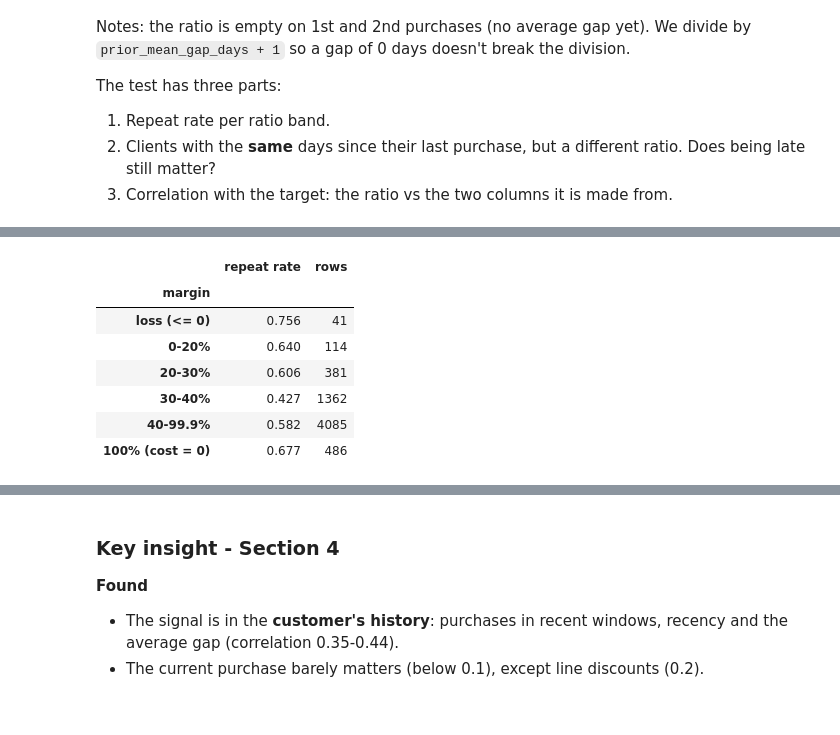
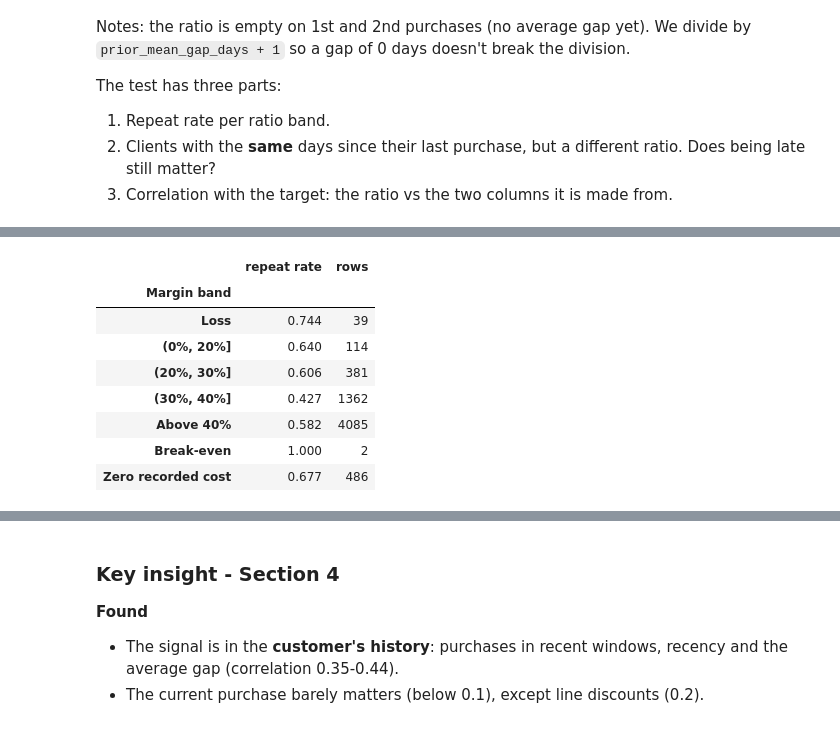
Before and after one commit to L4DR48/ETAI-Group5, a Jupyter notebook: notebooks/03_feature_engineering_selection.ipynb, the cells around one changed output, grey strips where cells are left out. Drawn from its saved outputs; the diff is of its cells as text; code cells hidden in the pictures.

```diff
--- a/notebooks/03_feature_engineering_selection.ipynb
+++ b/notebooks/03_feature_engineering_selection.ipynb
@@ -67,10 +81,15 @@ The test has three parts:
 2. Clients with the **same** days since their last purchase, but a different ratio. Does being late still matter?
 3. Correlation with the target: the ratio vs the two columns it is made from.
 # %%
-gap_ratio = df["days_since_previous_purchase"] / (df["prior_mean_gap_days"] + 1)
+mean_gap = df["prior_mean_gap_days"]
+valid_mean_gap = df["prior_purchase_count"].ge(2) & mean_gap.gt(0)
+
+gap_ratio = df["days_since_previous_purchase"].div(
+    mean_gap.where(valid_mean_gap)
+)
 has_ratio = gap_ratio.notna()
-print("Rows with a ratio:", has_ratio.sum(), "of", len(df), "(empty on 1st and 2nd purchases)")
 
+print(f"Rows with a defined gap ratio: {has_ratio.sum()} of {len(df)}")
 # 1. Repeat rate per ratio band
 ratio_band = pd.cut(gap_ratio, [0, 0.5, 1, 2, 4, np.inf], right=False,
                     labels=["< 0.5 (early)", "0.5-1", "1-2 (late)", "2-4", "4+ (very late)"])
@@ -145,21 +168,47 @@ Each one is compared with the target. Repeat rate = share of purchases followed
 # %%
-# Two ratios built from the invoice columns, each checked against the target
-margin = (df["Total Liquido"] - df["Custo"]) / df["Total Liquido"]   # share of the net value that is profit (1 = cost 0, < 0 = loss)
-tax_rate = df["Total Imp_"] / df["Total Liquido"]                     # VAT rate of the invoice
+net_value = df["Total Liquido"]
+net = net_value.where(net_value.gt(0))
+cost = df["Custo"]
 
-print("Cost = 0:", (df["Custo"] == 0).sum(), "| cost > net value (loss):", (df["Custo"] > df["Total Liquido"]).sum())
+cost_is_zero = cost.eq(0)
+margin = net.sub(cost).div(net).where(cost.gt(0))
+tax_rate = df["Total Imp_"].div(net)
 
-# Repeat rate per VAT band: the 4 most common rates, everything else (mixed-rate invoices) grouped as "other"
-vat_band = tax_rate.round(2)
-vat_band = vat_band.where(vat_band.isin([0.0, 0.13, 0.22, 0.23]), "other").astype(str)
-display(df.groupby(vat_band)[TARGET].agg(["mean", "size"]).round(3)
-          .rename(columns={"mean": "repeat rate", "size": "rows"}).rename_axis("VAT rate"))
+print(
+    f"Zero recorded cost: {cost_is_zero.sum()} | "
+    f"Losses: {margin.lt(0).sum()} | "
+    f"Break-even: {margin.eq(0).sum()}"
+)
 
-# Repeat rate per margin band
-margin_band = pd.cut(margin, [-np.inf, 0, 0.2, 0.3, 0.4, 0.999, 1],
-                     labels=["loss (<= 0)", "0-20%", "20-30%", "30-40%", "40-99.9%", "100% (cost = 0)"])
-display(df.groupby(margin_band, observed=True)[TARGET].agg(["mean", "size"]).round(3)
-          .rename(columns={"mean": "repeat rate", "size": "rows"}).rename_axis("margin"))
+# Four common rounded effective tax rates in training.
+rounded_tax = tax_rate.round(2)
+vat_band = (
+    rounded_tax.map({0.0: "0%", 0.13: "13%", 0.22: "22%", 0.23: "23%"})
+    .fillna("Other")
+    .mask(rounded_tax.isna(), "Missing")
+)
 
-print("Overall repeat rate:", round(df[TARGET].mean(), 3))
+margin_band = pd.cut(
+    margin,
+    bins=[-np.inf, 0, 0.2, 0.3, 0.4, np.inf],
+    labels=["Loss", "(0%, 20%]", "(20%, 30%]", "(30%, 40%]", "Above 40%"],
+).cat.add_categories(["Break-even", "Zero recorded cost", "Missing"])
+
+margin_band = margin_band.mask(margin.eq(0), "Break-even")
+margin_band = margin_band.mask(cost_is_zero, "Zero recorded cost")
+margin_band = margin_band.fillna("Missing")
+
+for name, band in [
+    ("Effective tax band", vat_band),
+    ("Margin band", margin_band),
+]:
+    display(
+        df.groupby(band, observed=True)[TARGET]
+        .agg(["mean", "size"])
+        .rename(columns={"mean": "repeat rate", "size": "rows"})
+        .round(3)
+        .rename_axis(name)
+    )
+
+print(f"Overall repeat rate: {df[TARGET].mean():.1%}")
 # %% [output]
@@ -174,8 +223,9 @@ Cost = 0: 486 | cost > net value (loss): 39
 |  | repeat rate | rows |
-| margin |  |  |
-| loss (<= 0) | 0.756 | 41 |
-| 0-20% | 0.640 | 114 |
-| 20-30% | 0.606 | 381 |
-| 30-40% | 0.427 | 1362 |
-| 40-99.9% | 0.582 | 4085 |
-| 100% (cost = 0) | 0.677 | 486 |
+| Margin band |  |  |
+| Loss | 0.744 | 39 |
+| (0%, 20%] | 0.640 | 114 |
+| (20%, 30%] | 0.606 | 381 |
+| (30%, 40%] | 0.427 | 1362 |
+| Above 40% | 0.582 | 4085 |
+| Break-even | 1.000 | 2 |
+| Zero recorded cost | 0.677 | 486 |
```
Also changed, not shown: parts of 12 cells of this notebook, 1 other file.
